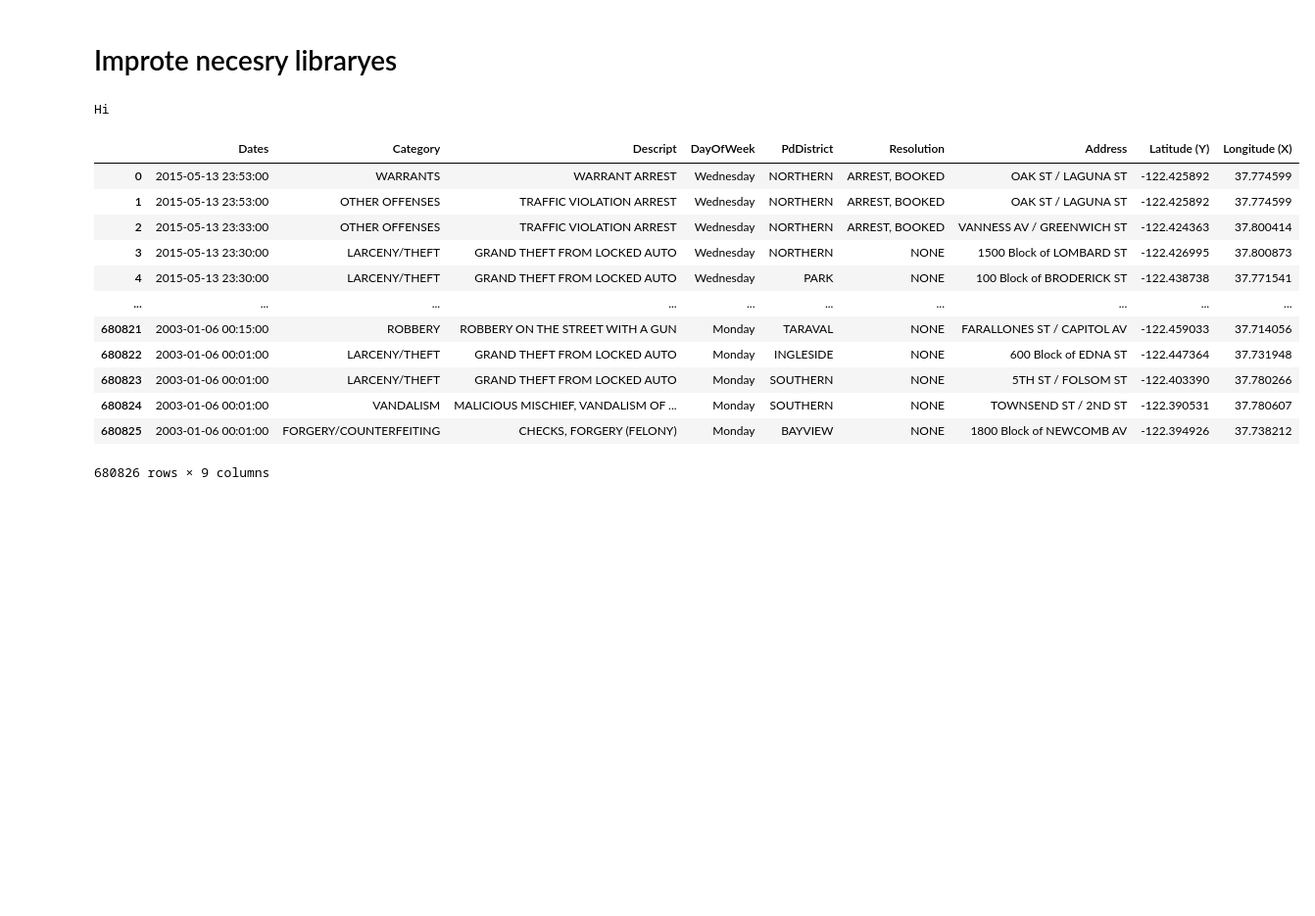
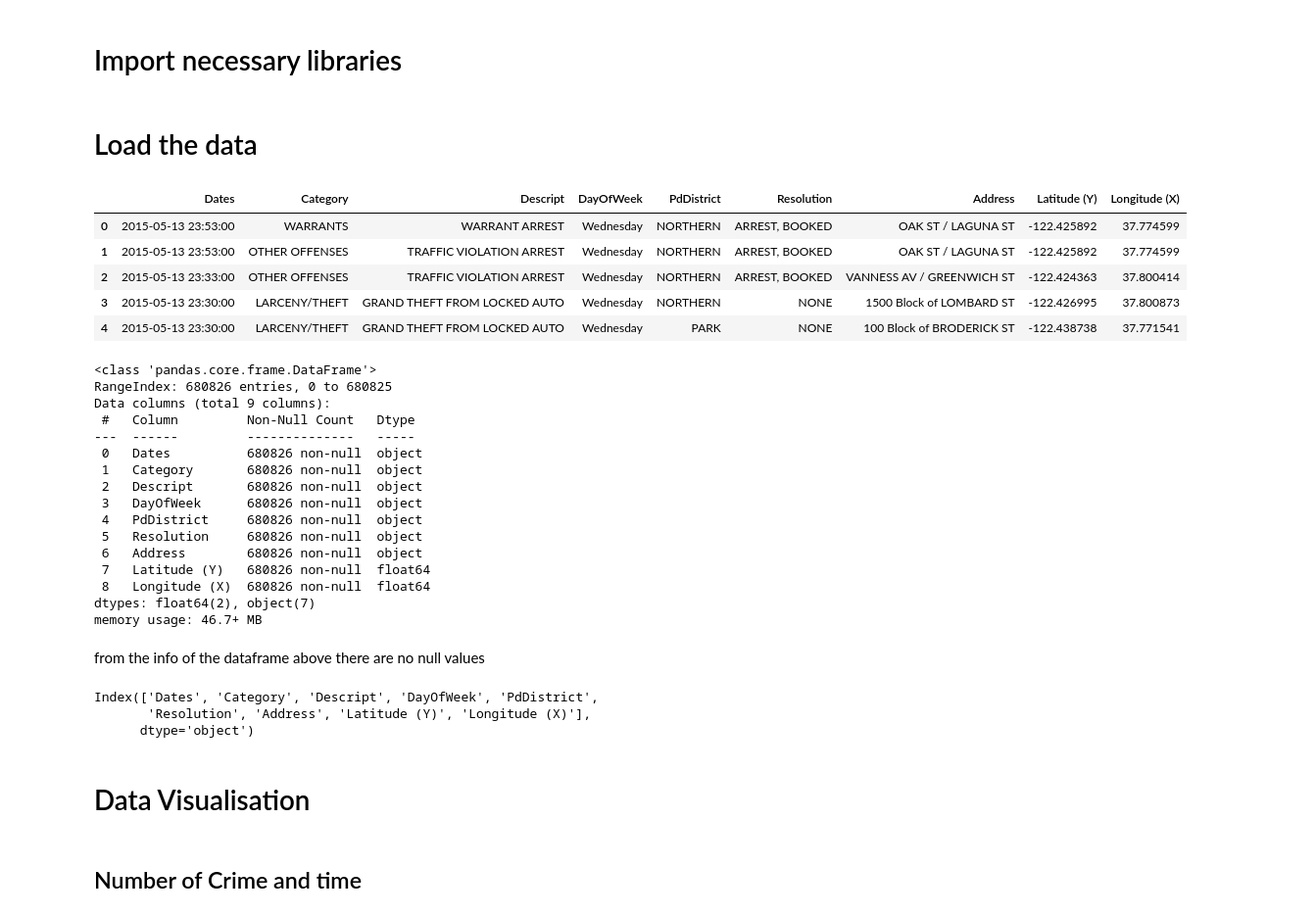
Before and after one commit to Maram99Alhinai/-rihal-ML-codestacker, a Jupyter notebook: EDA.ipynb, the cells around one changed output. Shown at 98% size. Saved outputs shown, nothing was run; the diff lists cells and outputs as text; code cells hidden in the pictures; blank space fills up the shorter version.

```diff
--- a/EDA.ipynb
+++ b/EDA.ipynb
@@ -1,8 +1,4 @@
-# %% [markdown]
-# Improte necesry libraryes
-# %%
-print("Hi")
-# %% [output]
-Hi
+# %% [markdown]
+# Import necessary libraries
 # %%
 import pandas as pd
@@ -9,17 +6,43 @@ import pandas as pd
+# %% [markdown]
+# Load the data
 # %%
 df = pd.read_csv('Competition_Dataset.csv')
-df
+df.head(5)
 # %% [output]
 |  | Dates | Category | Descript | DayOfWeek | PdDistrict | Resolution | Address | Latitude (Y) | Longitude (X) |
 | 0 | 2015-05-13 23:53:00 | WARRANTS | WARRANT ARREST | Wednesday | NORTHERN | ARREST, BOOKED | OAK ST / LAGUNA ST | -122.425892 | 37.774599 |
 | 1 | 2015-05-13 23:53:00 | OTHER OFFENSES | TRAFFIC VIOLATION ARREST | Wednesday | NORTHERN | ARREST, BOOKED | OAK ST / LAGUNA ST | -122.425892 | 37.774599 |
 | 2 | 2015-05-13 23:33:00 | OTHER OFFENSES | TRAFFIC VIOLATION ARREST | Wednesday | NORTHERN | ARREST, BOOKED | VANNESS AV / GREENWICH ST | -122.424363 | 37.800414 |
 | 3 | 2015-05-13 23:30:00 | LARCENY/THEFT | GRAND THEFT FROM LOCKED AUTO | Wednesday | NORTHERN | NONE | 1500 Block of LOMBARD ST | -122.426995 | 37.800873 |
 | 4 | 2015-05-13 23:30:00 | LARCENY/THEFT | GRAND THEFT FROM LOCKED AUTO | Wednesday | PARK | NONE | 100 Block of BRODERICK ST | -122.438738 | 37.771541 |
-| ... | ... | ... | ... | ... | ... | ... | ... | ... | ... |
-| 680821 | 2003-01-06 00:15:00 | ROBBERY | ROBBERY ON THE STREET WITH A GUN | Monday | TARAVAL | NONE | FARALLONES ST / CAPITOL AV | -122.459033 | 37.714056 |
-| 680822 | 2003-01-06 00:01:00 | LARCENY/THEFT | GRAND THEFT FROM LOCKED AUTO | Monday | INGLESIDE | NONE | 600 Block of EDNA ST | -122.447364 | 37.731948 |
-| 680823 | 2003-01-06 00:01:00 | LARCENY/THEFT | GRAND THEFT FROM LOCKED AUTO | Monday | SOUTHERN | NONE | 5TH ST / FOLSOM ST | -122.403390 | 37.780266 |
-| 680824 | 2003-01-06 00:01:00 | VANDALISM | MALICIOUS MISCHIEF, VANDALISM OF ... | Monday | SOUTHERN | NONE | TOWNSEND ST / 2ND ST | -122.390531 | 37.780607 |
-| 680825 | 2003-01-06 00:01:00 | FORGERY/COUNTERFEITING | CHECKS, FORGERY (FELONY) | Monday | BAYVIEW | NONE | 1800 Block of NEWCOMB AV | -122.394926 | 37.738212 |
-680826 rows × 9 columns
+# %%
+df.info()
+# %% [output]
+<class 'pandas.core.frame.DataFrame'>
+RangeIndex: 680826 entries, 0 to 680825
+Data columns (total 9 columns):
+ #   Column         Non-Null Count   Dtype
+---  ------         --------------   -----
+ 0   Dates          680826 non-null  object
+ 1   Category       680826 non-null  object
+ 2   Descript       680826 non-null  object
+ 3   DayOfWeek      680826 non-null  object
+ 4   PdDistrict     680826 non-null  object
+ 5   Resolution     680826 non-null  object
+ 6   Address        680826 non-null  object
+ 7   Latitude (Y)   680826 non-null  float64
+ 8   Longitude (X)  680826 non-null  float64
+dtypes: float64(2), object(7)
+memory usage: 46.7+ MB
+# %% [markdown]
+from the info of the dataframe above there are no null values
+# %%
+df.columns
+# %% [output]
+Index(['Dates', 'Category', 'Descript', 'DayOfWeek', 'PdDistrict',
+       'Resolution', 'Address', 'Latitude (Y)', 'Longitude (X)'],
+      dtype='object')
+# %% [markdown]
+# Data Visualisation
+# %% [markdown]
+## Number of Crime and time
```
Also changed, not shown: parts of 5 cells of this notebook, 1 other file.
